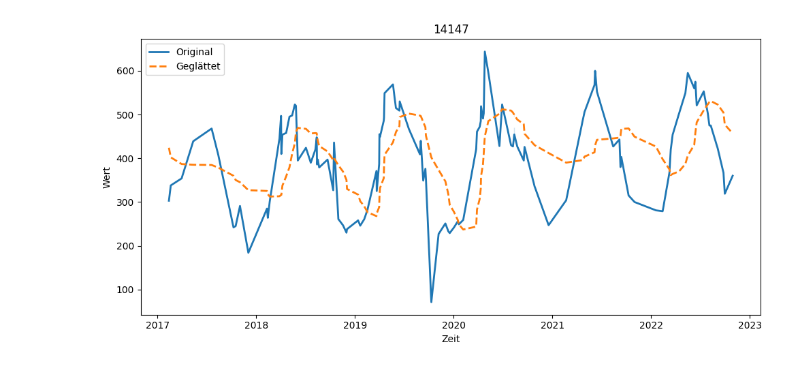
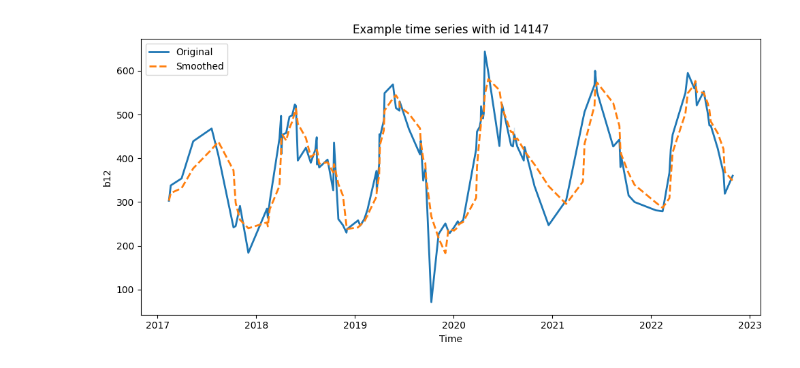
Before and after one commit to RafaelRiesle/tree_classification, a Jupyter notebook: notebooks/alkex/moving_avg.ipynb, the cells around one changed output. Cells and saved outputs as stored; diff of their text form; code cells hidden in the pictures.

```diff
--- a/notebooks/alkex/moving_avg.ipynb
+++ b/notebooks/alkex/moving_avg.ipynb
@@ -2,42 +2,28 @@
 import pandas as pd
 import matplotlib.pyplot as plt
 import seaborn as sns
+from general_utils.constants import spectral_bands
+from pipelines.processing.processing_steps.smoothing import Smooth
 
 df_trees_raw = pd.read_csv("../../data/raw/raw_trainset.csv")
 df_trees = df_trees_raw.copy()
 df_trees["time"] = pd.to_datetime(df_trees["time"])
-spectral_bands = ["b2", "b3", "b4", "b5", "b6", "b7", "b8", "b8a", "b11", "b12"]
+df_smooth = Smooth(on=True).run(df_trees)
-# %%
-df_smooth = (
-    df_trees[spectral_bands]
-    .rolling(window=3)
-    .mean()
-    .add_suffix('_smoothing')
-)
-
-df = pd.concat([df_trees, df_smooth], axis=1)
 # %%
-def compare_species_year(df, id):
-    """
-    Vergleicht Original- und Augmentierte Werte einer Species und eines Jahres für ein Band.
-    """
-    # Filter Originaldaten
-    df = df[df["id"] == id].sort_values("time")
+example_id = 14147
+df_trees = df_trees[df_trees.id == example_id]
+df_smooth = df_smooth[df_smooth.id == example_id]
 
-
-
-    # Plot
-    plt.figure(figsize=(10, 5))
-    sns.lineplot(x="time", y="b12", data=df, label="Original", linewidth=2)
-    sns.lineplot(x="time", y="b12_glatt", data=df, label="Geglättet", linewidth=2, linestyle="--")
-
-    plt.title(f"{id}")
-    plt.xlabel("Zeit")
-    plt.ylabel("Wert")
-    plt.legend()
-    plt.tight_layout()
-    plt.show()
-
-compare_species_year(df, 14147)
+plt.figure(figsize=(10, 5))
+sns.lineplot(x="time", y="b12", data=df_trees, label="Original", linewidth=2)
+sns.lineplot(
+    x="time", y="b12", data=df_smooth, label="Smoothed", linewidth=2, linestyle="--"
+)
+plt.title(f"Example time series with id {example_id}")
+plt.xlabel("Time")
+plt.ylabel("b12")
+plt.legend()
+plt.tight_layout()
+plt.show()
 # %% [output]
-[figure, old version]
+[figure, new version]
```
Also changed, not shown: parts of 1 cell of this notebook, 5 other files.
